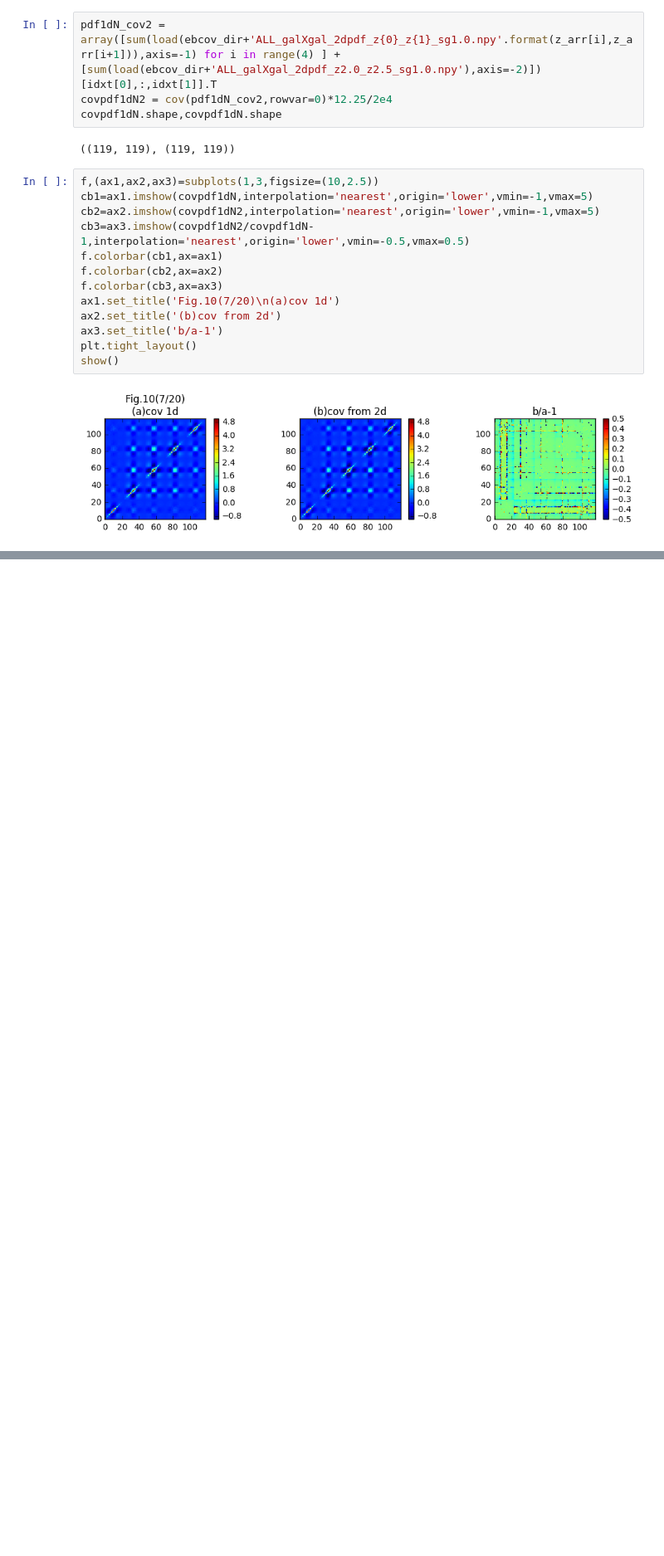
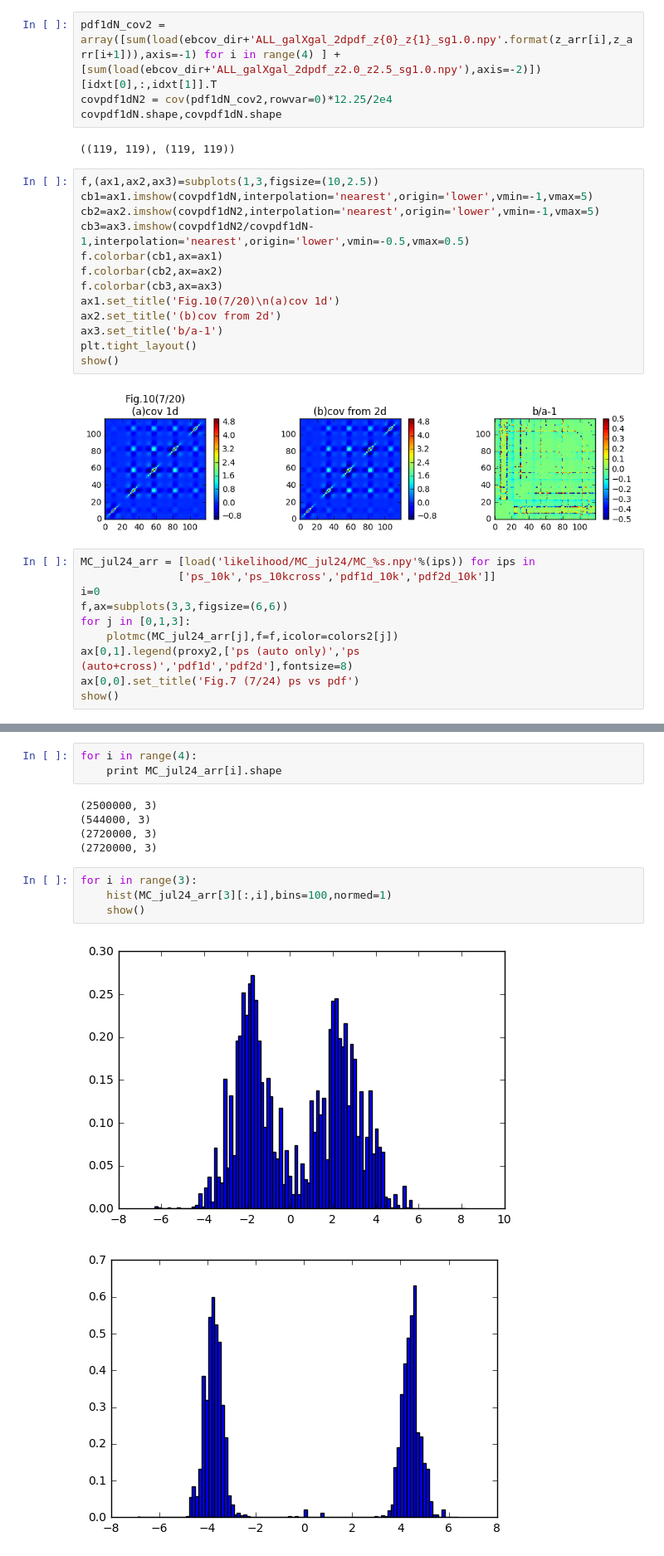
Before and after one commit to liuxx479/PDFs, a Jupyter notebook: likelihood.ipynb, the cells around one changed output, grey strips where cells are left out. Shown at 83% size. Drawn from its saved outputs; the diff is of its cells as text; blank space fills up the shorter version.

```diff
--- a/likelihood.ipynb
+++ b/likelihood.ipynb
@@ -539,3 +540,13 @@ plt.tight_layout()
 show()
 # %% [output]
 [figure]
+# %%
+MC_jul24_arr = [load('likelihood/MC_jul24/MC_%s.npy'%(ips)) for ips in
+               ['ps_10k','ps_10kcross','pdf1d_10k','pdf2d_10k']]
+i=0
+f,ax=subplots(3,3,figsize=(6,6))
+for j in [0,1,3]:
+    plotmc(MC_jul24_arr[j],f=f,icolor=colors2[j])
+ax[0,1].legend(proxy2,['ps (auto only)','ps (auto+cross)','pdf1d','pdf2d'],fontsize=8)
+ax[0,0].set_title('Fig.7 (7/24) ps vs pdf')
+show()
@@ -541,0 +557,15 @@ show()
+# %%
+for i in range(4):
+    print MC_jul24_arr[i].shape
+# %% [output]
+(2500000, 3)
+(544000, 3)
+(2720000, 3)
+(2720000, 3)
+# %%
+for i in range(3):
+    hist(MC_jul24_arr[3][:,i],bins=100,normed=1)
+    show()
+# %% [output]
+[figure, added]
+[figure, added]
```
Also changed, not shown: parts of 4 cells of this notebook.
